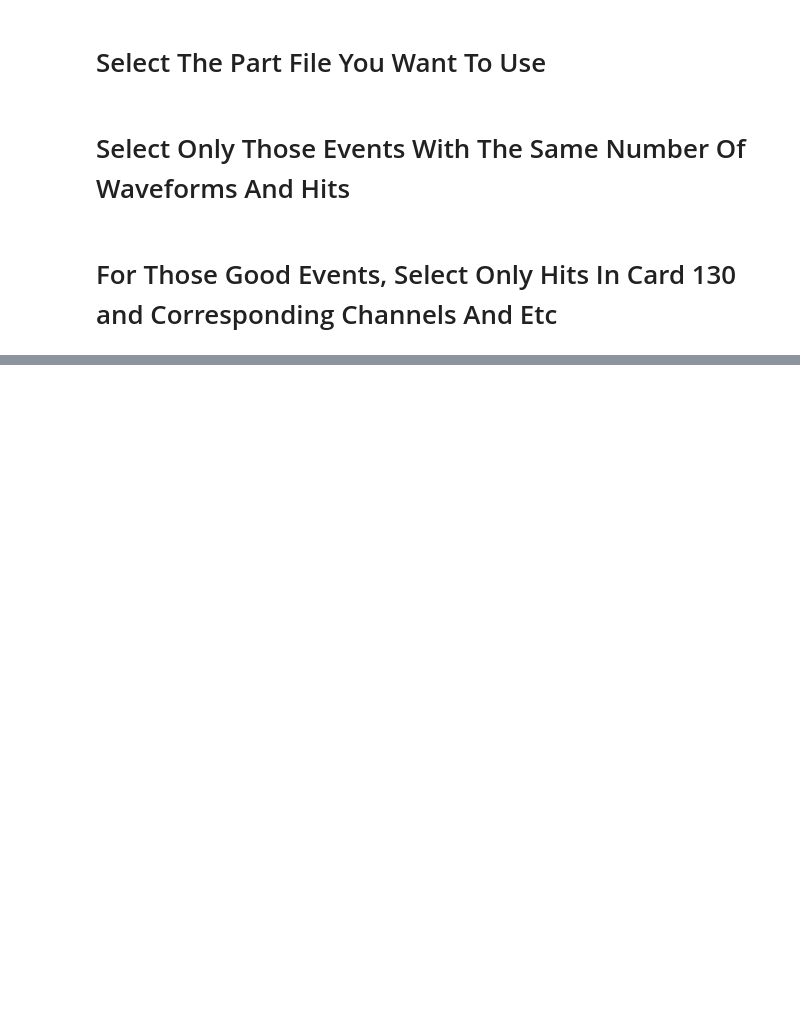
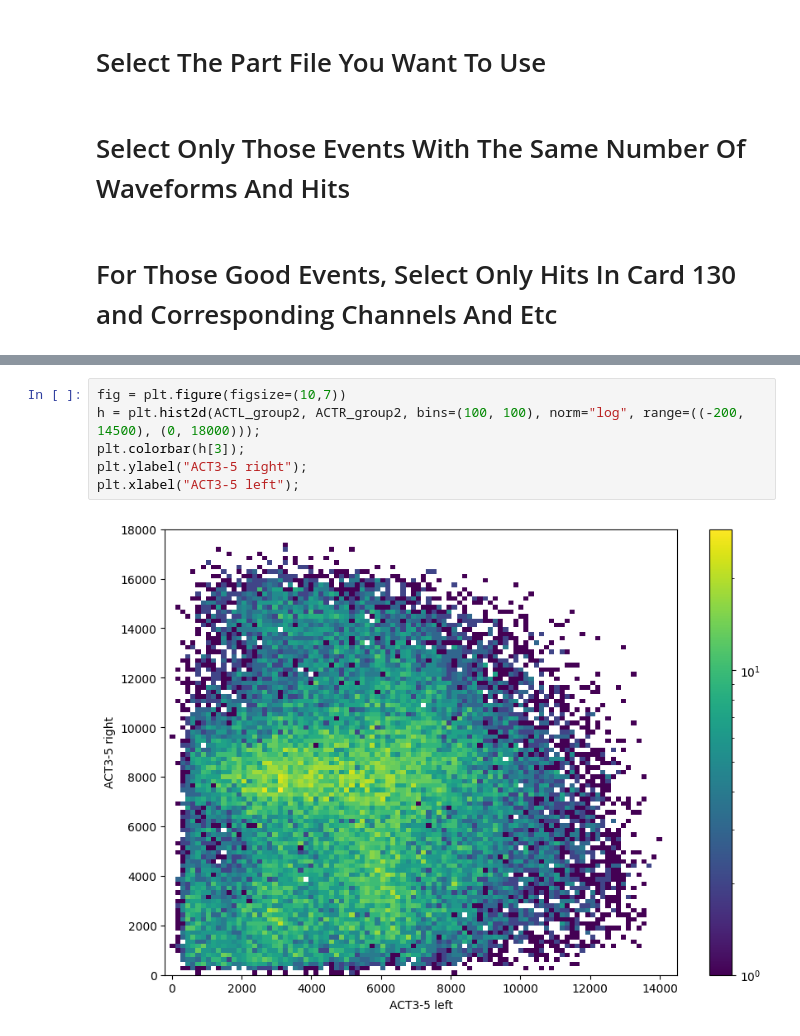
Before and after one commit to elenaramos44/WCTE_BRB_Data_Analysis, a Jupyter notebook: brb_vme_data_checks.ipynb, the cells around one changed output, grey strips where cells are left out. Drawn from its saved outputs; the diff is of its cells as text; blank space fills up the shorter version.

```diff
--- a/brb_vme_data_checks.ipynb
+++ b/brb_vme_data_checks.ipynb
@@ -235,0 +409,8 @@ plt.colorbar(h[3]);
+# %%
+fig = plt.figure(figsize=(10,7))
+h = plt.hist2d(ACTL_group2, ACTR_group2, bins=(100, 100), norm="log", range=((-200, 14500), (0, 18000)));
+plt.colorbar(h[3]);
+plt.ylabel("ACT3-5 right");
+plt.xlabel("ACT3-5 left");
+# %% [output]
+[figure, added]
```
Also changed, not shown: parts of 23 cells of this notebook.
